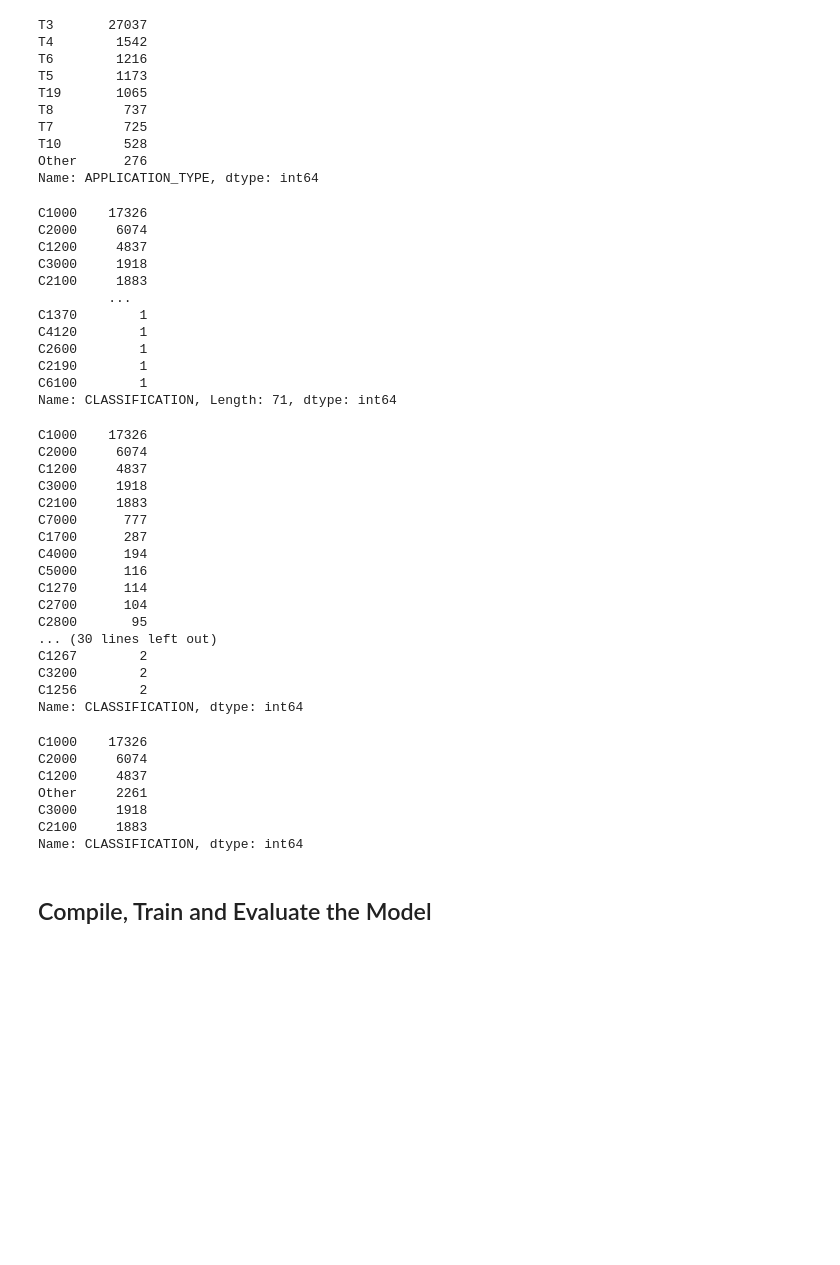
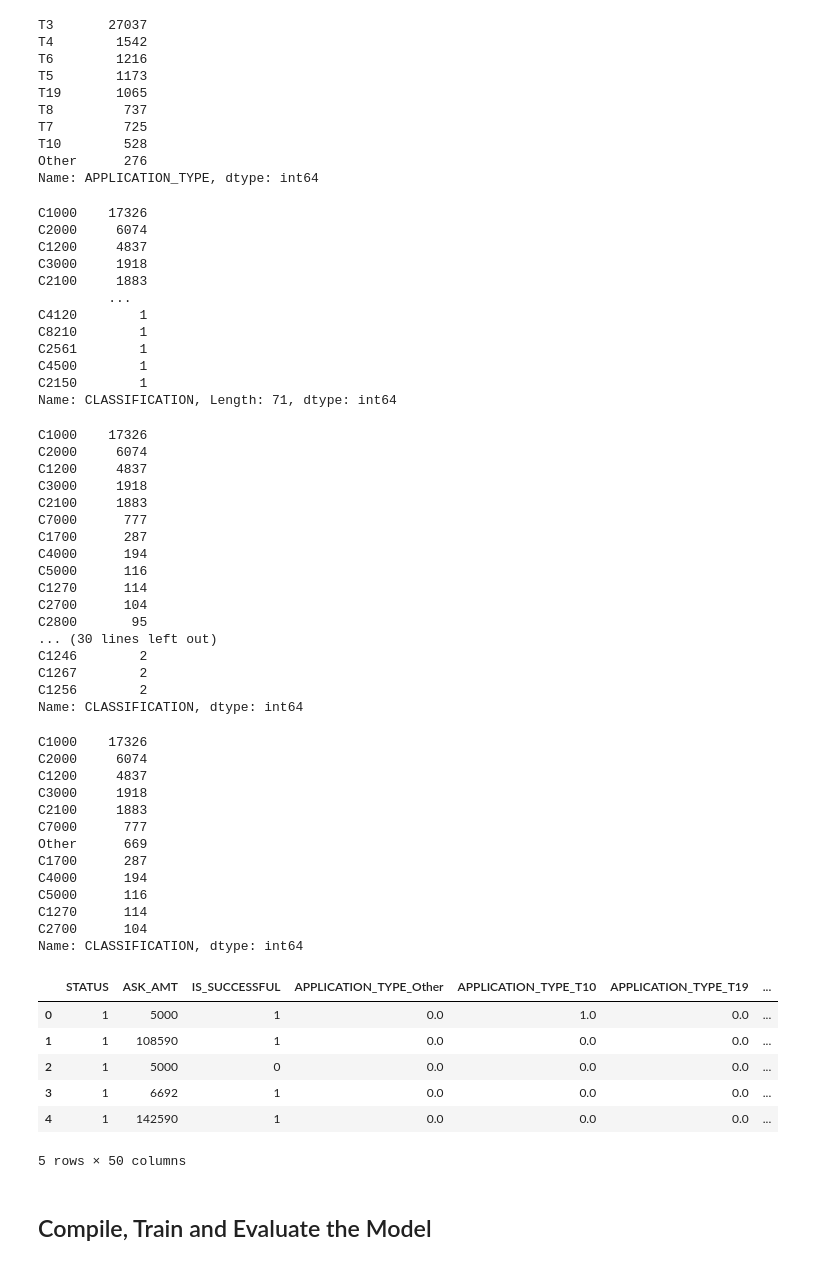
Before and after one commit to leajinks/deep-learning, a Jupyter notebook: soup-predictions.ipynb, the cells around one changed output. Drawn from its saved outputs; the diff is of its cells as text; code cells hidden in the pictures; blank space fills up the shorter version.

```diff
--- a/soup-predictions.ipynb
+++ b/soup-predictions.ipynb
@@ -38,7 +52,8 @@ IS_SUCCESSFUL                2
 dtype: int64
 # %%
 # Look at APPLICATION_TYPE value counts for binning
-apptype = application_df["APPLICATION_TYPE"].value_counts()
+type_counts = app_df["APPLICATION_TYPE"].value_counts()
+type_counts
 # %% [output]
 T3     27037
 T4      1542
@@ -60,15 +75,16 @@ T17        1
 Name: APPLICATION_TYPE, dtype: int64
 # %%
 # Choose a cutoff value and create a list of application types to be replaced
-# use the variable name `application_types_to_replace`
-#  YOUR CODE GOES HERE
+
+application_types_to_replace = list(type_counts[type_counts<500].index)
+application_types_to_replace
 
 # Replace in dataframe
 for app in application_types_to_replace:
-    application_df['APPLICATION_TYPE'] = application_df['APPLICATION_TYPE'].replace(app,"Other")
+    app_df['APPLICATION_TYPE'] = app_df['APPLICATION_TYPE'].replace(app,"Other")
 
 # Check to make sure binning was successful
-application_df['APPLICATION_TYPE'].value_counts()
+app_df['APPLICATION_TYPE'].value_counts()
 # %% [output]
 T3       27037
 T4        1542
@@ -81,8 +97,9 @@ T10        528
 Other      276
 Name: APPLICATION_TYPE, dtype: int64
 # %%
-# Look at CLASSIFICATION value counts for binning
-#  YOUR CODE GOES HERE
+#Look at CLASSIFICATION value counts for binning
+class_counts = app_df['CLASSIFICATION'].value_counts()
+class_counts
 # %% [output]
 C1000    17326
 C2000     6074
@@ -90,15 +107,16 @@ C1200     4837
 C3000     1918
 C2100     1883
          ...
-C1370        1
 C4120        1
-C2600        1
-C2190        1
-C6100        1
+C8210        1
+C2561        1
+C4500        1
+C2150        1
 Name: CLASSIFICATION, Length: 71, dtype: int64
 # %%
 # You may find it helpful to look at CLASSIFICATION value counts >1
-#  YOUR CODE GOES HERE
+class_g1 = class_counts[class_counts>1]
+class_g1
 # %% [output]
 C1000    17326
 C2000     6074
@@ -113,31 +131,46 @@ C1270      114
 C2700      104
 C2800       95
 ... (30 lines left out)
+C1246        2
 C1267        2
-C3200        2
 C1256        2
 Name: CLASSIFICATION, dtype: int64
 # %%
 # Choose a cutoff value and create a list of classifications to be replaced
-# use the variable name `classifications_to_replace`
-#  YOUR CODE GOES HERE
+classifications_to_replace = list (class_counts[class_counts<100].index)
+classifications_to_replace
 
 # Replace in dataframe
 for cls in classifications_to_replace:
-    application_df['CLASSIFICATION'] = application_df['CLASSIFICATION'].replace(cls,"Other")
+    app_df['CLASSIFICATION'] = app_df['CLASSIFICATION'].replace(cls,"Other")
 
 # Check to make sure binning was successful
-application_df['CLASSIFICATION'].value_counts()
+app_df['CLASSIFICATION'].value_counts()
 # %% [output]
 C1000    17326
 C2000     6074
 C1200     4837
-Other     2261
 C3000     1918
 C2100     1883
+C7000      777
+Other      669
+C1700      287
+C4000      194
+C5000      116
+C1270      114
+C2700      104
 Name: CLASSIFICATION, dtype: int64
 # %%
 # Convert categorical data to numeric with `pd.get_dummies`
-#  YOUR CODE GOES HERE
+app_dummies_df = pd.get_dummies(app_df,dtype=float)
+app_dummies_df.head()
+# %% [output]
+|  | STATUS | ASK_AMT | IS_SUCCESSFUL | APPLICATION_TYPE_Other | APPLICATION_TYPE_T10 | APPLICATION_TYPE_T19 | ... |
+| 0 | 1 | 5000 | 1 | 0.0 | 1.0 | 0.0 | ... |
+| 1 | 1 | 108590 | 1 | 0.0 | 0.0 | 0.0 | ... |
+| 2 | 1 | 5000 | 0 | 0.0 | 0.0 | 0.0 | ... |
+| 3 | 1 | 6692 | 1 | 0.0 | 0.0 | 0.0 | ... |
+| 4 | 1 | 142590 | 1 | 0.0 | 0.0 | 0.0 | ... |
+5 rows × 50 columns
 # %%
 # Split our preprocessed data into our features and target arrays
```
Also changed, not shown: parts of 13 cells of this notebook.
